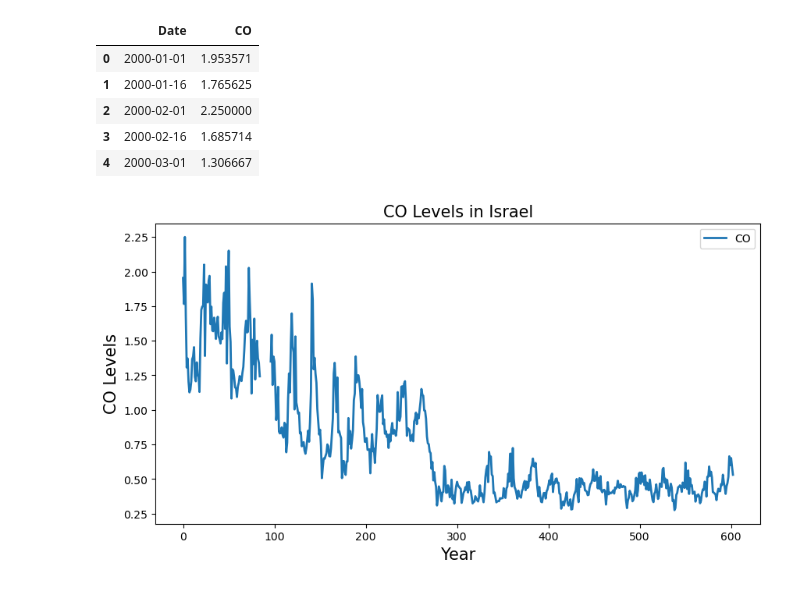
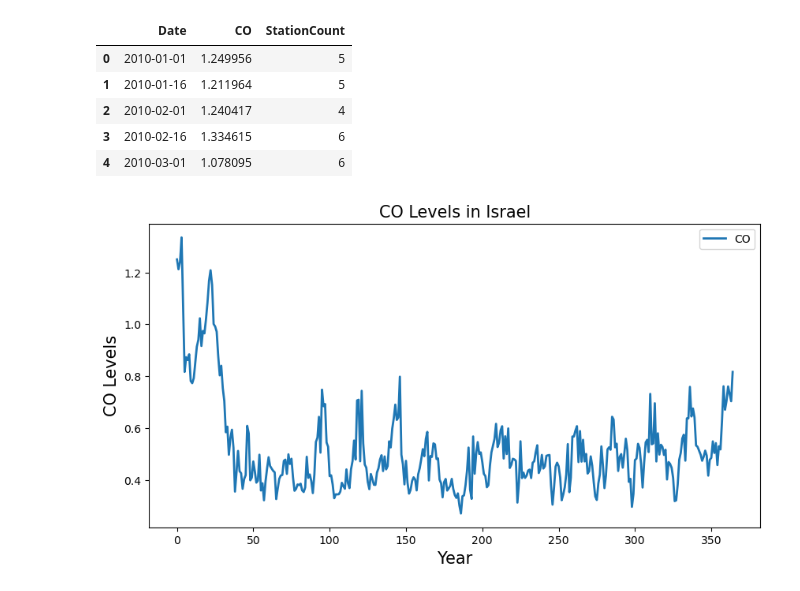
Before and after one commit to sinitsky96/Time-Series-Project, a Jupyter notebook: change_point.ipynb, the cells around one changed output. Cells and saved outputs as stored; diff of their text form; code cells hidden in the pictures.

```diff
--- a/change_point.ipynb
+++ b/change_point.ipynb
@@ -22,15 +22,15 @@ warnings.filterwarnings('ignore', category=UserWarning)
 warnings.filterwarnings('ignore', category=ValueWarning)
 warnings.filterwarnings('ignore', category=FutureWarning)
 # %%
-df = pd.read_csv('data/full_air_data_transformed.csv', parse_dates=['Date'])
+df = pd.read_csv('data/co_avg.csv', parse_dates=['Date'])
 df.head()
 # %% [output]
-|  | Date | CO |
-| 0 | 2000-01-01 | 1.953571 |
-| 1 | 2000-01-16 | 1.765625 |
-| 2 | 2000-02-01 | 2.250000 |
-| 3 | 2000-02-16 | 1.685714 |
-| 4 | 2000-03-01 | 1.306667 |
+|  | Date | CO | StationCount |
+| 0 | 2010-01-01 | 1.249956 | 5 |
+| 1 | 2010-01-16 | 1.211964 | 5 |
+| 2 | 2010-02-01 | 1.240417 | 4 |
+| 3 | 2010-02-16 | 1.334615 | 6 |
+| 4 | 2010-03-01 | 1.078095 | 6 |
 # %%
 dfCO = df[["CO"]]
 dfCO.plot(figsize=(10,5), linewidth=2, fontsize=10)
@@ -39,4 +39,4 @@ plt.xlabel('Year', fontsize=15)
 
 plt.ylabel('CO Levels', fontsize=15);
 # %% [output]
-[figure, old version]
+[figure, new version]
```
Also changed, not shown: parts of 4 cells of this notebook, 2 other files.
